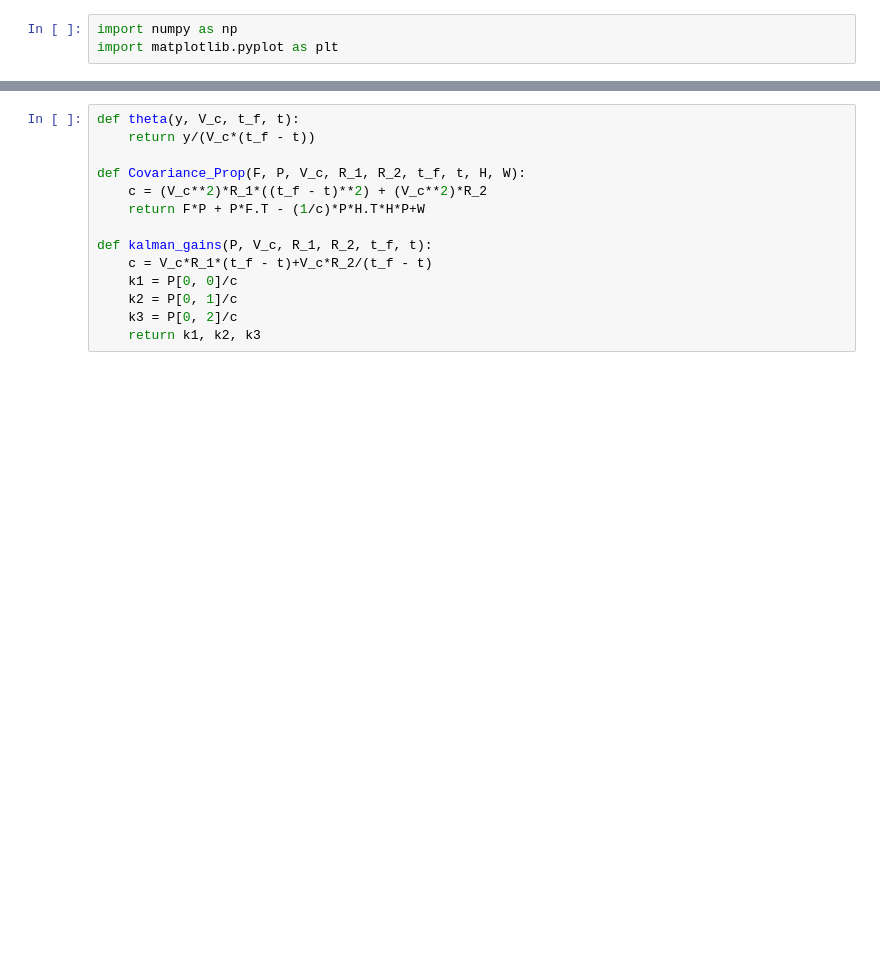
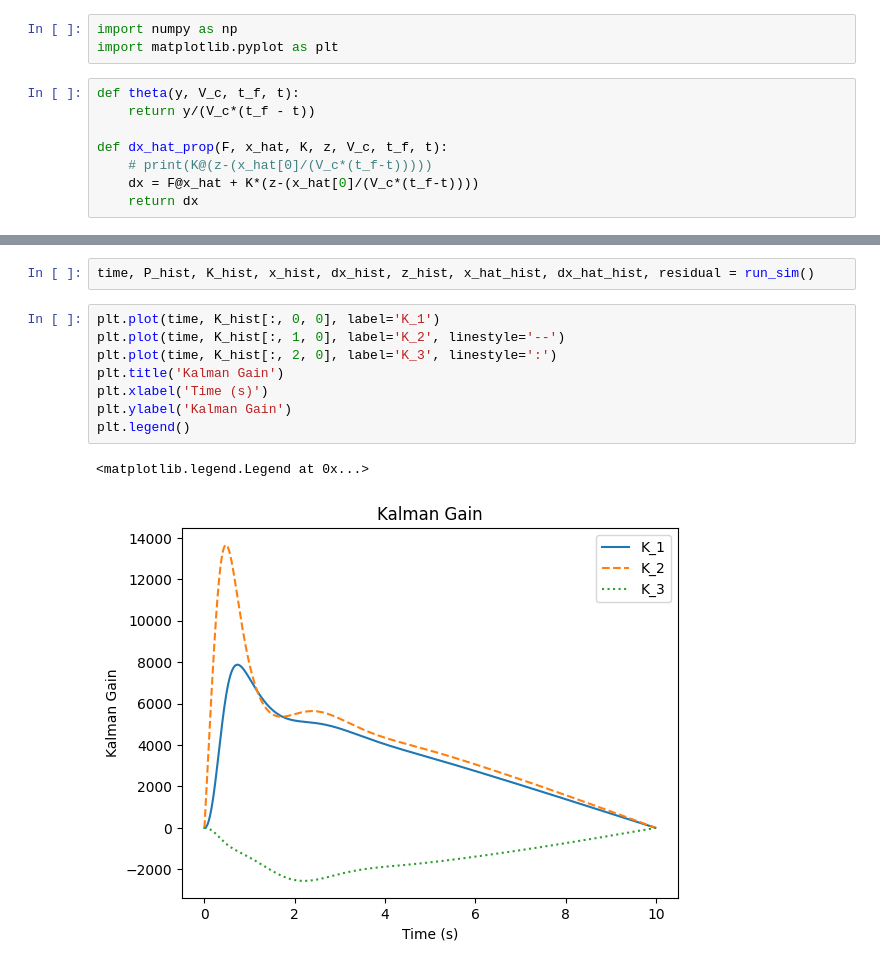
Before and after one commit to ax90l0tl/MAE-271B, a Jupyter notebook: project.ipynb, the cells around one changed output, grey strips where cells are left out. Drawn from its saved outputs; the diff is of its cells as text; blank space fills up the shorter version.

```diff
--- a/project.ipynb
+++ b/project.ipynb
@@ -1,4 +1,12 @@
 # %%
 import numpy as np
 import matplotlib.pyplot as plt
+# %%
+def theta(y, V_c, t_f, t):
+    return y/(V_c*(t_f - t))
+
+def dx_hat_prop(F, x_hat, K, z, V_c, t_f, t):
+    # print(K@(z-(x_hat[0]/(V_c*(t_f-t)))))
+    dx = F@x_hat + K*(z-(x_hat[0]/(V_c*(t_f-t))))
+    return dx
 # %%
@@ -32,14 +118,13 @@ H_ = np.array([1, 0, 0])
-# %%
-def theta(y, V_c, t_f, t):
-    return y/(V_c*(t_f - t))
-
-def Covariance_Prop(F, P, V_c, R_1, R_2, t_f, t, H, W):
-    c = (V_c**2)*R_1*((t_f - t)**2) + (V_c**2)*R_2
-    return F*P + P*F.T - (1/c)*P*H.T*H*P+W
-
-def kalman_gains(P, V_c, R_1, R_2, t_f, t):
-    c = V_c*R_1*(t_f - t)+V_c*R_2/(t_f - t)
-    k1 = P[0, 0]/c
-    k2 = P[0, 1]/c
-    k3 = P[0, 2]/c
-    return k1, k2, k3
+# %%
+time, P_hist, K_hist, x_hist, dx_hist, z_hist, x_hat_hist, dx_hat_hist, residual = run_sim()
+# %%
+plt.plot(time, K_hist[:, 0, 0], label='K_1')
+plt.plot(time, K_hist[:, 1, 0], label='K_2', linestyle='--')
+plt.plot(time, K_hist[:, 2, 0], label='K_3', linestyle=':')
+plt.title('Kalman Gain')
+plt.xlabel('Time (s)')
+plt.ylabel('Kalman Gain')
+plt.legend()
+# %% [output]
+<matplotlib.legend.Legend at 0x...>
+[figure, added]
```
Also changed, not shown: parts of 8 cells of this notebook, 15 other files.
